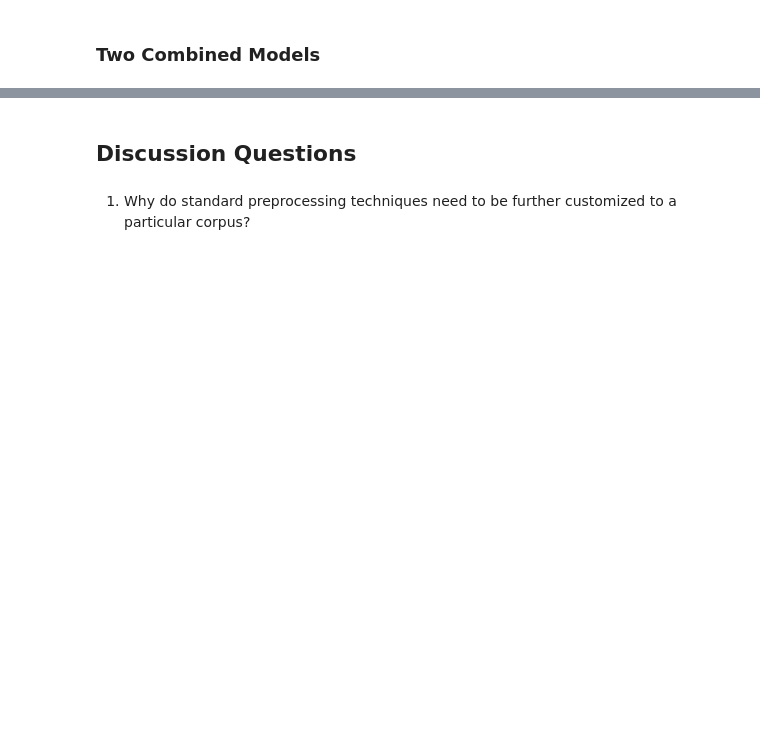
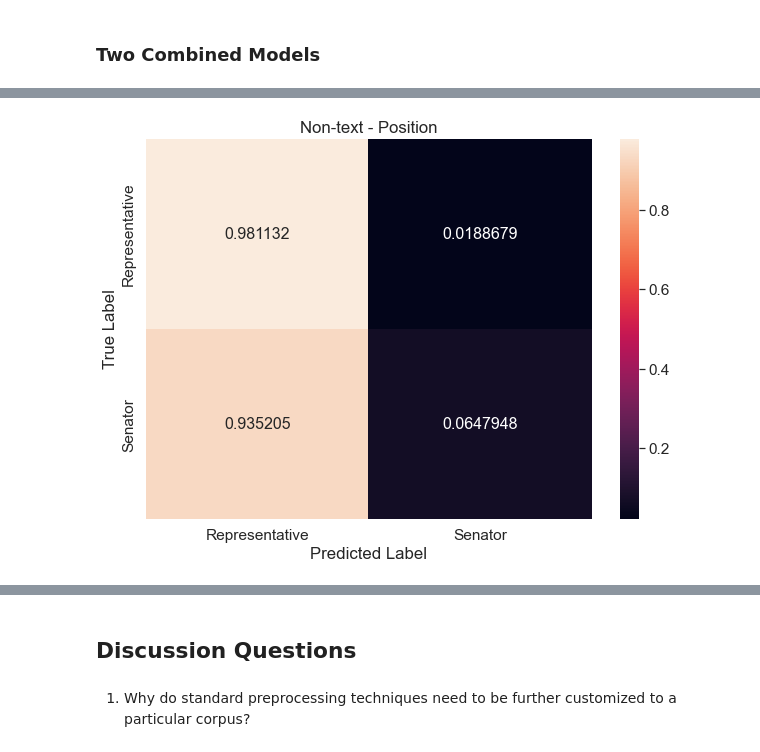
Before and after one commit to ireminal/CSS_Project5_Group1, a Jupyter notebook: Project 5 Student_updated.ipynb, the cells around one changed output, grey strips where cells are left out. Cells and saved outputs as stored; diff of their text form; code cells hidden in the pictures; blank space fills up the shorter version.

```diff
--- a/Project 5 Student_updated.ipynb
+++ b/Project 5 Student_updated.ipynb
@@ -1101,0 +1181,10 @@ plt.show()
+# %%
+cores = multiprocessing.cpu_count()
+model_dbow = Doc2Vec(dm=0, vector_size=300, negative=5, hs=0, min_count=2, sample = 0, workers=cores - 1)
+model_dbow.build_vocab([x for x in tqdm(ct_train_tagged.values)])
+# %%
+for epoch in range(30):
+    model_dbow.train(utils.shuffle([x for x in tqdm(ct_train_tagged.values)]),
+                     total_examples=len(ct_train_tagged.values), epochs=30)
+    model_dbow.alpha -= 0.002
+    model_dbow.min_alpha = model_dbow.alpha
@@ -1106,0 +1230,49 @@ plt.show()
+# %%
+# Non-text features
+congress_tweets['gender_binary'] = lb_style.fit_transform(congress_tweets["gender"])
+congress_tweets['trump_2016_state_share'] = congress_tweets['trump_2016_state_share'].replace(',','', regex=True).astype(float)
+congress_tweets['clinton_2016_state_share'] = congress_tweets['clinton_2016_state_share'].replace(',','', regex=True).astype(float)
+congress_tweets['trump_clinton_ratio'] = congress_tweets['trump_2016_state_share']/congress_tweets['clinton_2016_state_share']
+non_text = congress_tweets[['gender_binary', 'trump_clinton_ratio']]
+# %%
+# Non-text position
+
+dataframe = non_text
+title = "Non-text - Position"
+y = y_position
+col_0 = "Representative"
+col_1 = "Senator"
+
+# train/test split
+X_train, X_test, y_train, y_test = train_test_split(dataframe,
+                                                    y,
+                                                    train_size = .80,
+                                                    test_size=0.20,
+                                                    random_state = 10)
+
+# fit the model
+logit_model = logit_reg.fit(X_train, y_train.ravel())
+
+# run prediction
+y_pred = logit_model.predict(X_test)
+
+# create confusion matrix
+cf_matrix = confusion_matrix(y_test, y_pred, normalize = "true")
+df_cm = pd.DataFrame(cf_matrix, range(2),range(2))
+df_cm = df_cm.rename(index=str, columns={0: col_0, 1: col_1})
+df_cm.index = [col_0, col_1]
+
+# plot confusion matrix
+plt.figure(figsize = (10,7))
+sns.set(font_scale=1.4)#for label size
+sns.heatmap(df_cm,
+           annot=True,
+           annot_kws={"size": 16},
+           fmt='g')
+
+plt.title(title)
+plt.xlabel("Predicted Label")
+plt.ylabel("True Label")
+plt.show()
+# %% [output]
+[figure, added]
```
Also changed, not shown: parts of 36 cells of this notebook.
